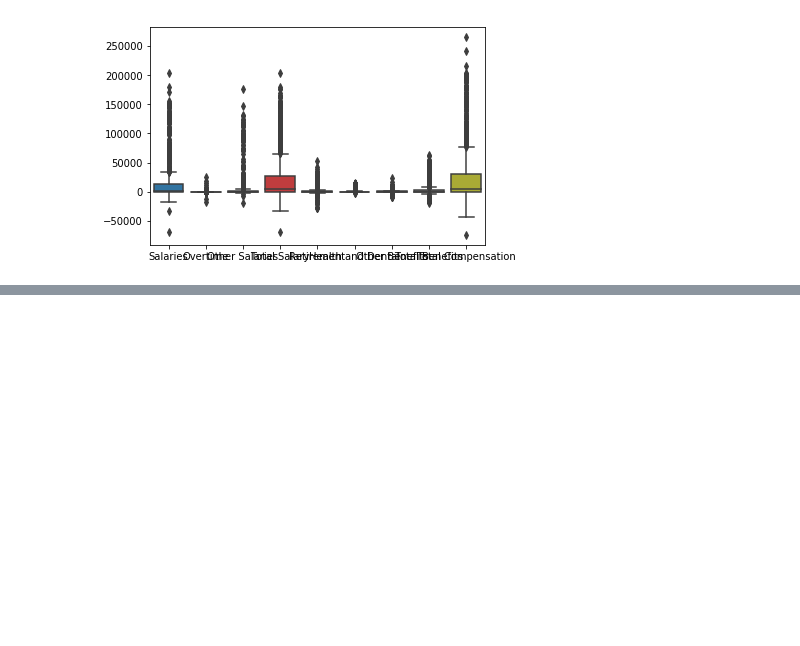
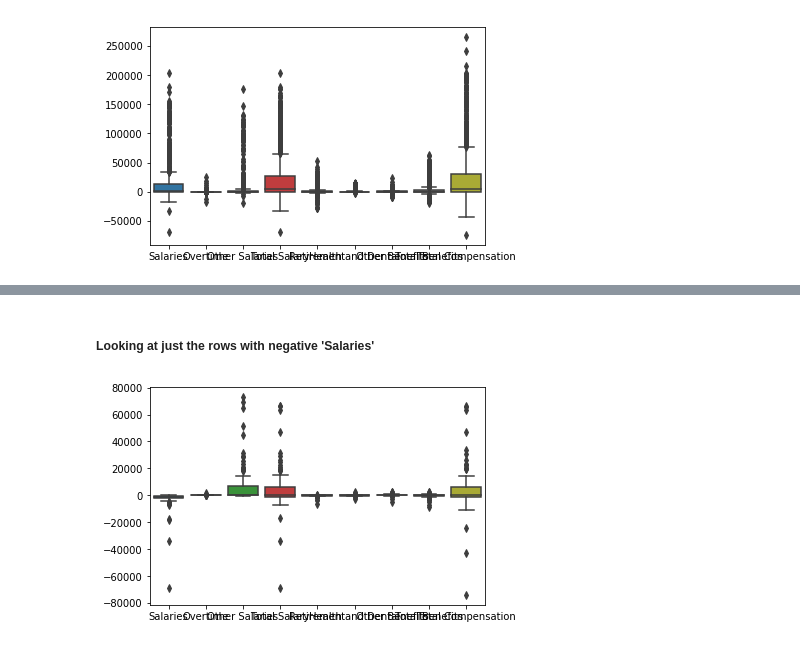
Before and after one commit to mltran2017/MSDS7331, a Jupyter notebook: notebook/7331_EmpComp_Negatives.ipynb, the cells around one changed output, grey strips where cells are left out. Drawn from its saved outputs; the diff is of its cells as text; code cells hidden in the pictures; blank space fills up the shorter version.

```diff
--- a/notebook/7331_EmpComp_Negatives.ipynb
+++ b/notebook/7331_EmpComp_Negatives.ipynb
@@ -24,15 +25,15 @@ df_clean = df_clean.reset_index(drop=True)
 # %% [markdown]
 ### Gets the rows that have a least 1 negative value saves to df_neg
 # %%
-indexNames1 = df_clean.loc[df_clean['Salaries'] < 0, 'Salaries'].index.tolist()
-indexNames2 = df_clean.loc[df_clean['Overtime'] < 0, 'Overtime'].index.tolist()
-indexNames3 = df_clean.loc[df_clean['Other Salaries'] < 0, 'Other Salaries'].index.tolist()
-indexNames4 = df_clean.loc[df_clean['Total Salary'] < 0, 'Total Salary'].index.tolist()
-indexNames5 = df_clean.loc[df_clean['Retirement'] < 0, 'Retirement'].index.tolist()
-indexNames6 = df_clean.loc[df_clean['Health and Dental'] < 0, 'Health and Dental'].index.tolist()
-indexNames7 = df_clean.loc[df_clean['Other Benefits'] < 0, 'Other Benefits'].index.tolist()
-indexNames8 = df_clean.loc[df_clean['Total Benefits'] < 0, 'Total Benefits'].index.tolist()
-indexNames9 = df_clean.loc[df_clean['Total Compensation'] < 0, 'Total Compensation'].index.tolist()
+indexNames1 = df_cleanish.loc[df_cleanish['Salaries'] < 0, 'Salaries'].index.tolist()
+indexNames2 = df_cleanish.loc[df_cleanish['Overtime'] < 0, 'Overtime'].index.tolist()
+indexNames3 = df_cleanish.loc[df_cleanish['Other Salaries'] < 0, 'Other Salaries'].index.tolist()
+indexNames4 = df_cleanish.loc[df_cleanish['Total Salary'] < 0, 'Total Salary'].index.tolist()
+indexNames5 = df_cleanish.loc[df_cleanish['Retirement'] < 0, 'Retirement'].index.tolist()
+indexNames6 = df_cleanish.loc[df_cleanish['Health and Dental'] < 0, 'Health and Dental'].index.tolist()
+indexNames7 = df_cleanish.loc[df_cleanish['Other Benefits'] < 0, 'Other Benefits'].index.tolist()
+indexNames8 = df_cleanish.loc[df_cleanish['Total Benefits'] < 0, 'Total Benefits'].index.tolist()
+indexNames9 = df_cleanish.loc[df_cleanish['Total Compensation'] < 0, 'Total Compensation'].index.tolist()
 indexCombo = indexNames1 + indexNames2 + indexNames3 + indexNames4 + indexNames5 + indexNames6 + indexNames7 + indexNames8 + indexNames9
 
 def unique(list1):
@@ -43,5 +44,5 @@ def unique(list1):
     return unique_list
 
 ind = unique(indexCombo)
-df_neg = df_clean.loc[ind]
+df_neg = df_cleanish.loc[ind]
 df_neg.info()
@@ -80,0 +125,7 @@ ax = sns.boxplot(data=df_clean.iloc[:,13:22])
+# %% [markdown]
+##### Looking at just the rows with negative 'Salaries'
+# %%
+df_oneneg = df_cleanish.loc[indexNames1]
+ax = sns.boxplot(data=df_oneneg.iloc[:,13:22])
+# %% [output]
+[figure, added]
```
Also changed, not shown: parts of 25 cells of this notebook.
